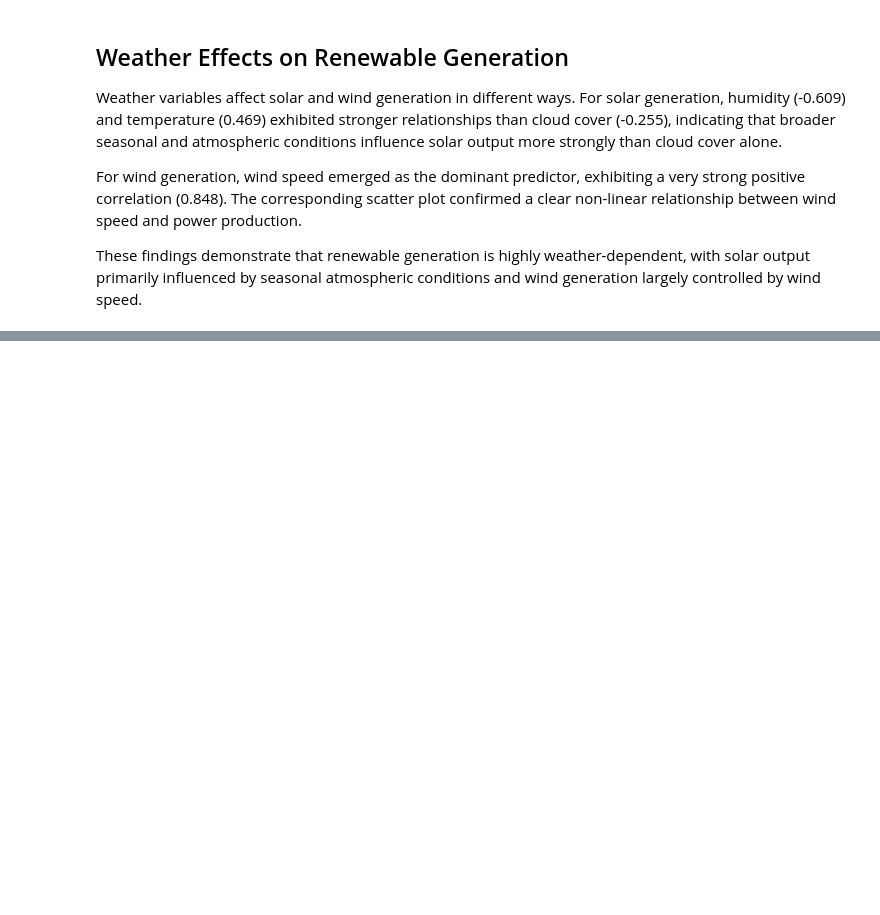
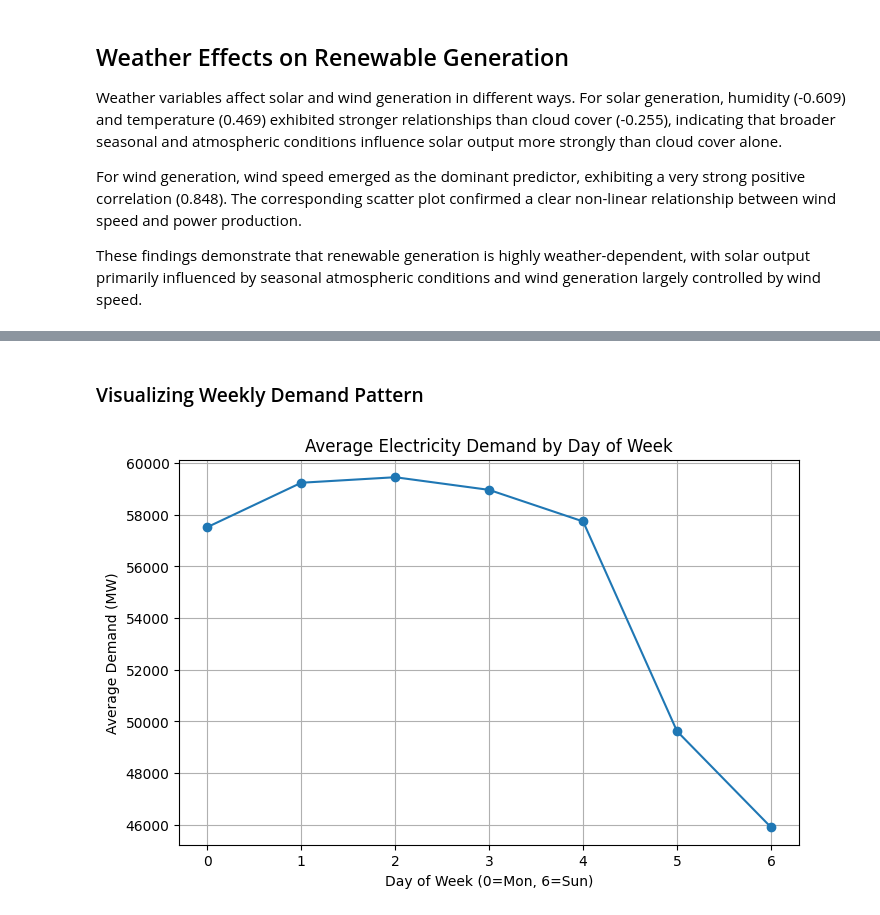
Before and after one commit to Kendivoen/energy-analytics-platform, a Jupyter notebook: notebooks/03_exploratory_data_analysis.ipynb, the cells around one changed output, grey strips where cells are left out. Drawn from its saved outputs; the diff is of its cells as text; code cells hidden in the pictures; blank space fills up the shorter version.

```diff
--- a/notebooks/03_exploratory_data_analysis.ipynb
+++ b/notebooks/03_exploratory_data_analysis.ipynb
@@ -818,0 +1063,8 @@ These findings demonstrate that renewable generation is highly weather-dependent
+# %%
+weekly_demand = (
+    eda_df.groupby('day_of_week')
+    ['DE_load_actual_entsoe_transparency']
+    .mean()
+)
+
+weekly_demand
@@ -818,0 +1089,21 @@ These findings demonstrate that renewable generation is highly weather-dependent
+# %% [markdown]
+### Visualizing Weekly Demand Pattern
+# %%
+import matplotlib.pyplot as plt
+
+plt.figure(figsize=(8,5))
+
+plt.plot(
+    weekly_demand.index,
+    weekly_demand.values,
+    marker='o'
+)
+
+plt.title('Average Electricity Demand by Day of Week')
+plt.xlabel('Day of Week (0=Mon, 6=Sun)')
+plt.ylabel('Average Demand (MW)')
+plt.grid(True)
+
+plt.show()
+# %% [output]
+[figure, added]
```
Also changed, not shown: parts of 45 cells of this notebook.
